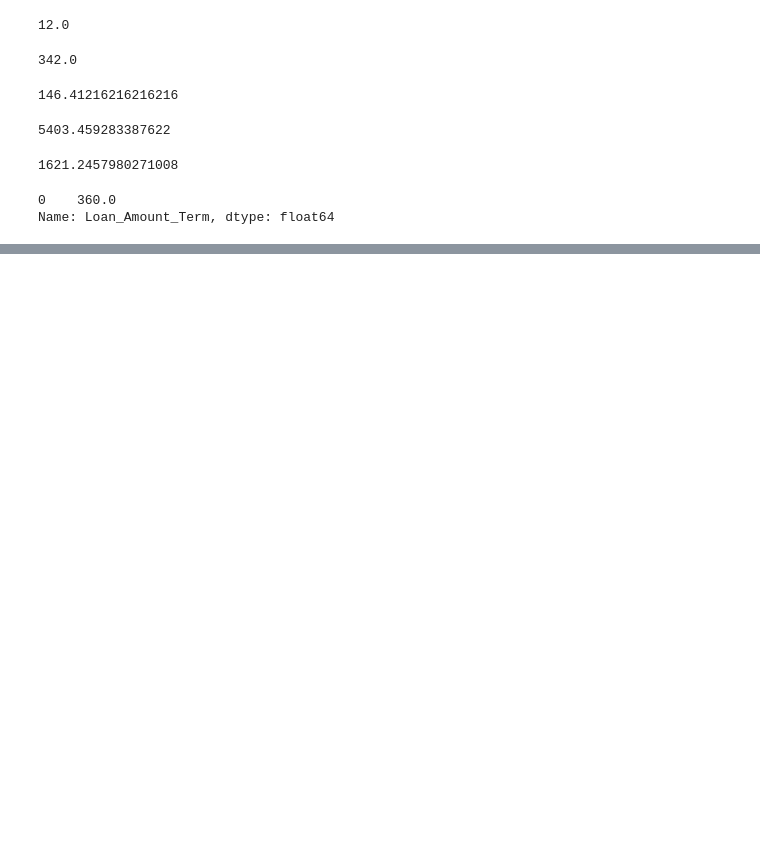
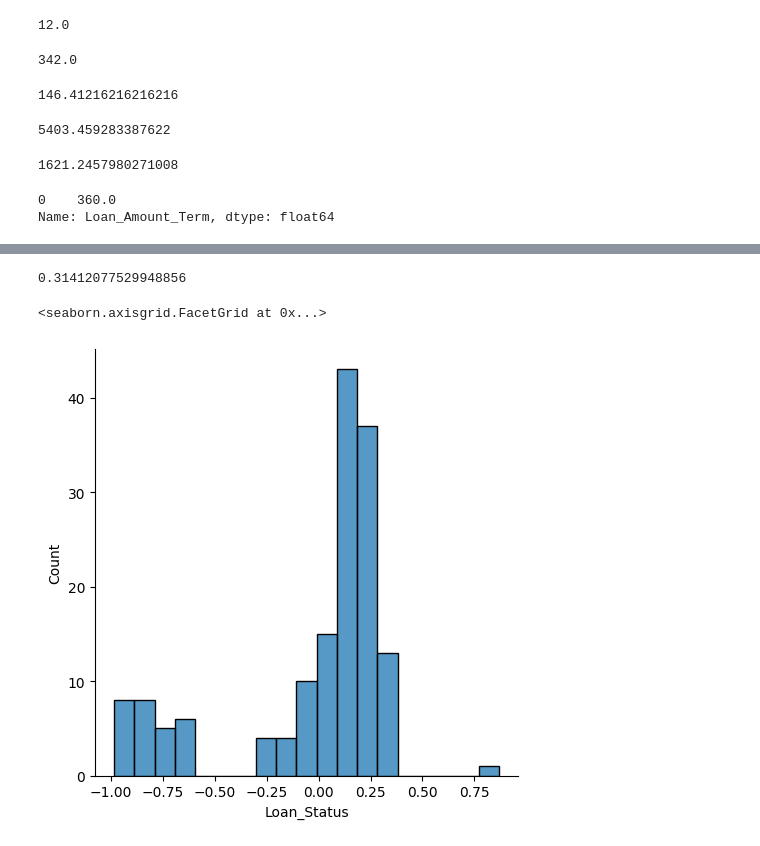
Before and after one commit to anniimishra/asignment, a Jupyter notebook: EDA.ipynb, the cells around one changed output, grey strips where cells are left out. Cells and saved outputs as stored; diff of their text form; code cells hidden in the pictures; blank space fills up the shorter version.

```diff
--- a/EDA.ipynb
+++ b/EDA.ipynb
@@ -289,0 +429,3 @@ Name: Loan_Amount_Term, dtype: float64
+# %%
+from sklearn.model_selection import train_test_split
+X_train, X_test, Y_train, Y_test=train_test_split(X,Y,test_size=0.25)
@@ -289,0 +465,4 @@ Name: Loan_Amount_Term, dtype: float64
+# %%
+regresser=LinearRegression()
+# %%
+regresser.fit(X_train,Y_train)
@@ -289,0 +471,2 @@ Name: Loan_Amount_Term, dtype: float64
+# %%
+pred=regresser.predict(X_test)
@@ -289,0 +493,10 @@ Name: Loan_Amount_Term, dtype: float64
+# %%
+from sklearn.metrics import r2_score
+r2_score(Y_test,pred)
+# %% [output]
+0.31412077529948856
+# %%
+sns.displot(Y_test-pred)
+# %% [output]
+<seaborn.axisgrid.FacetGrid at 0x...>
+[figure, added]
```
Also changed, not shown: parts of 23 cells of this notebook.
